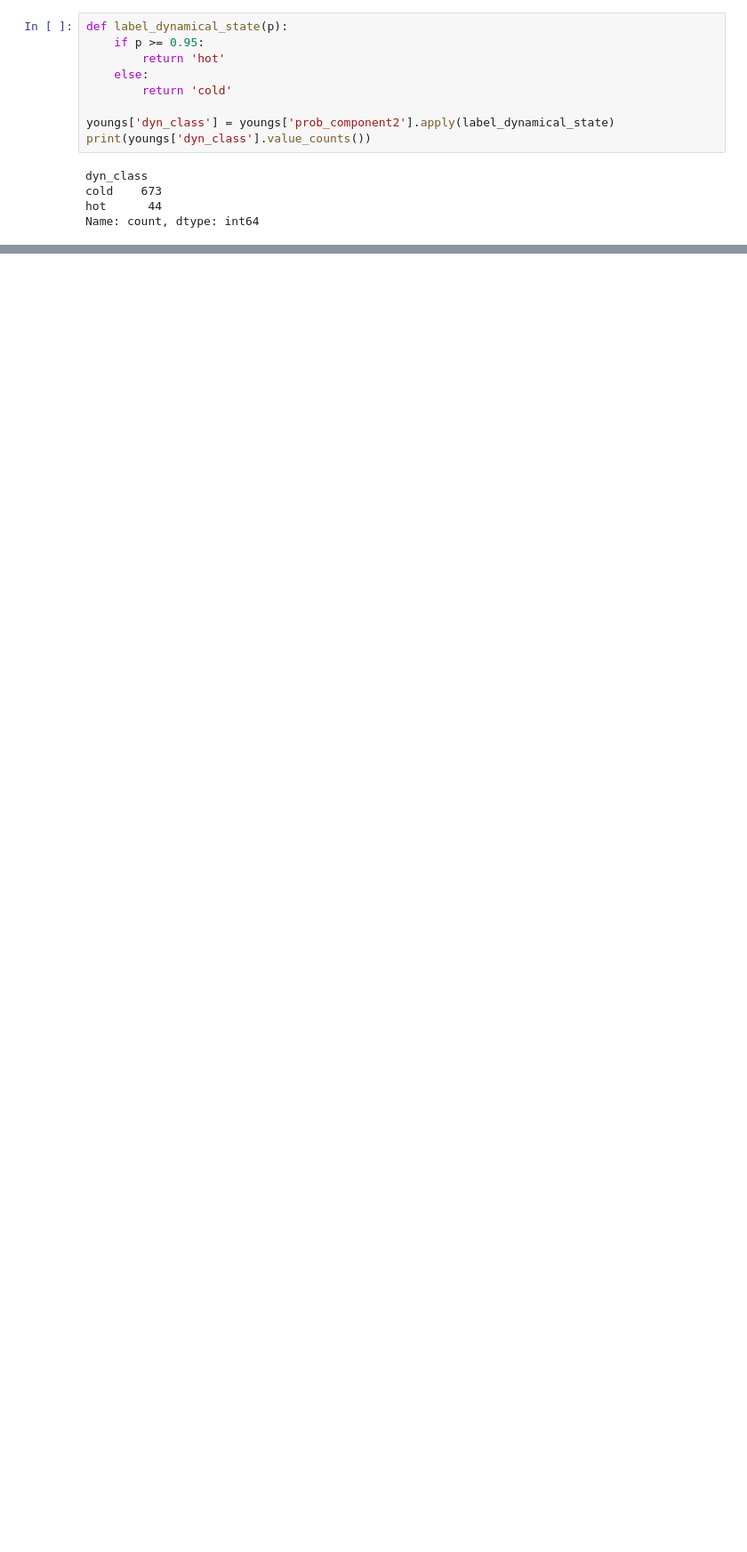
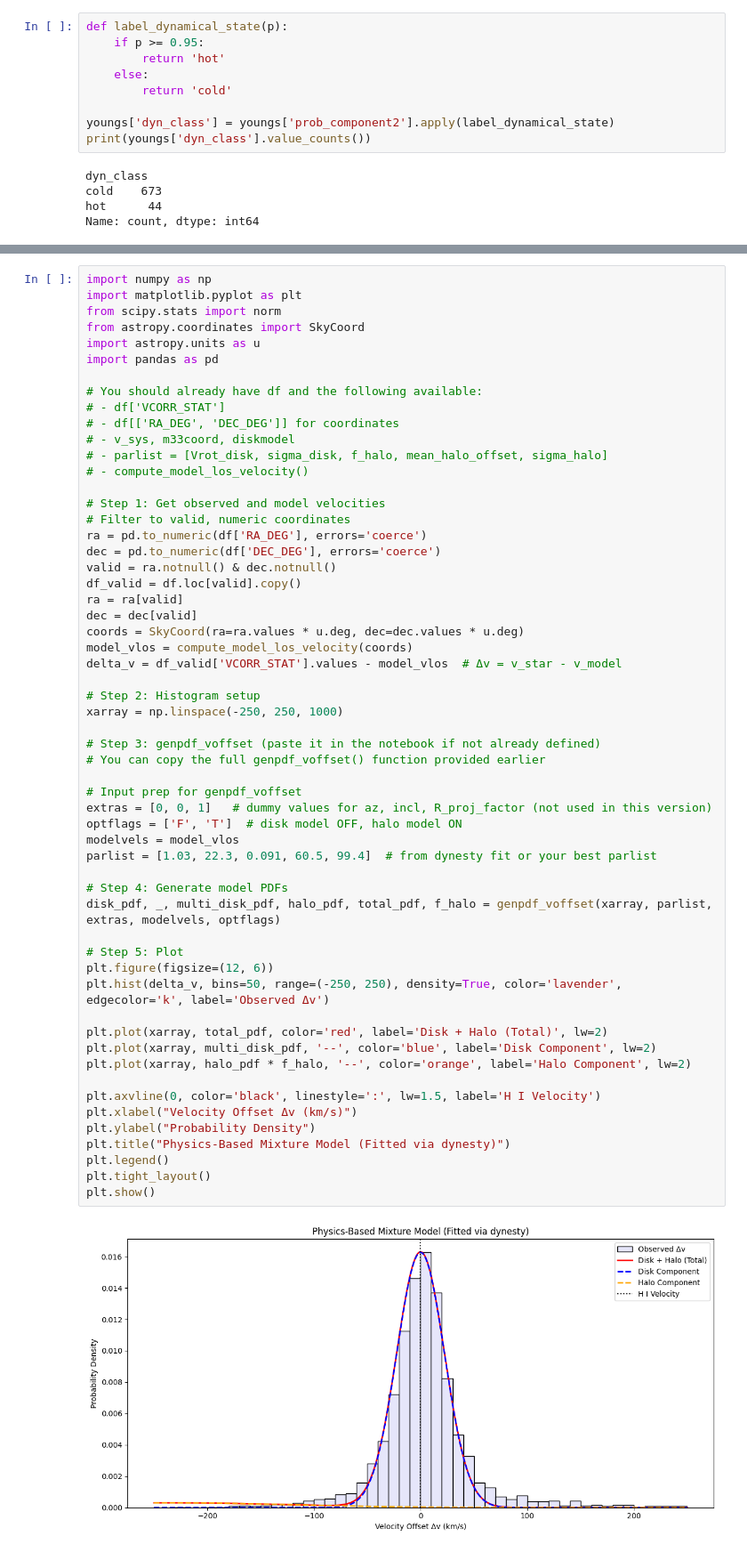
Before and after one commit to Gautam-Kumaran/M33_Analysis, a Jupyter notebook: SIP Codes/spatialv1.ipynb, the cells around one changed output, grey strips where cells are left out. Shown at 89% size. Drawn from its saved outputs; the diff is of its cells as text; blank space fills up the shorter version.

```diff
--- a/SIP Codes/spatialv1.ipynb
+++ b/SIP Codes/spatialv1.ipynb
@@ -560,0 +753,59 @@ Name: count, dtype: int64
+# %%
+import numpy as np
+import matplotlib.pyplot as plt
+from scipy.stats import norm
+from astropy.coordinates import SkyCoord
+import astropy.units as u
+import pandas as pd
+
+# You should already have df and the following available:
+# - df['VCORR_STAT']
+# - df[['RA_DEG', 'DEC_DEG']] for coordinates
+# - v_sys, m33coord, diskmodel
+# - parlist = [Vrot_disk, sigma_disk, f_halo, mean_halo_offset, sigma_halo]
+# - compute_model_los_velocity()
+
+# Step 1: Get observed and model velocities
+# Filter to valid, numeric coordinates
+ra = pd.to_numeric(df['RA_DEG'], errors='coerce')
+dec = pd.to_numeric(df['DEC_DEG'], errors='coerce')
+valid = ra.notnull() & dec.notnull()
+df_valid = df.loc[valid].copy()
+ra = ra[valid]
+dec = dec[valid]
+coords = SkyCoord(ra=ra.values * u.deg, dec=dec.values * u.deg)
+model_vlos = compute_model_los_velocity(coords)
+delta_v = df_valid['VCORR_STAT'].values - model_vlos  # Δv = v_star - v_model
+
+# Step 2: Histogram setup
+xarray = np.linspace(-250, 250, 1000)
+
+# Step 3: genpdf_voffset (paste it in the notebook if not already defined)
+# You can copy the full genpdf_voffset() function provided earlier
+
+# Input prep for genpdf_voffset
+extras = [0, 0, 1]   # dummy values for az, incl, R_proj_factor (not used in this version)
+optflags = ['F', 'T']  # disk model OFF, halo model ON
+modelvels = model_vlos
+parlist = [1.03, 22.3, 0.091, 60.5, 99.4]  # from dynesty fit or your best parlist
+
+# Step 4: Generate model PDFs
+disk_pdf, _, multi_disk_pdf, halo_pdf, total_pdf, f_halo = genpdf_voffset(xarray, parlist, extras, modelvels, optflags)
+
+# Step 5: Plot
+plt.figure(figsize=(12, 6))
+plt.hist(delta_v, bins=50, range=(-250, 250), density=True, color='lavender', edgecolor='k', label='Observed Δv')
+
+plt.plot(xarray, total_pdf, color='red', label='Disk + Halo (Total)', lw=2)
+plt.plot(xarray, multi_disk_pdf, '--', color='blue', label='Disk Component', lw=2)
+plt.plot(xarray, halo_pdf * f_halo, '--', color='orange', label='Halo Component', lw=2)
+
+plt.axvline(0, color='black', linestyle=':', lw=1.5, label='H I Velocity')
+plt.xlabel("Velocity Offset Δv (km/s)")
+plt.ylabel("Probability Density")
+plt.title("Physics-Based Mixture Model (Fitted via dynesty)")
+plt.legend()
+plt.tight_layout()
+plt.show()
+# %% [output]
+[figure, added]
```
Also changed, not shown: parts of 8 cells of this notebook, 2 other files.
